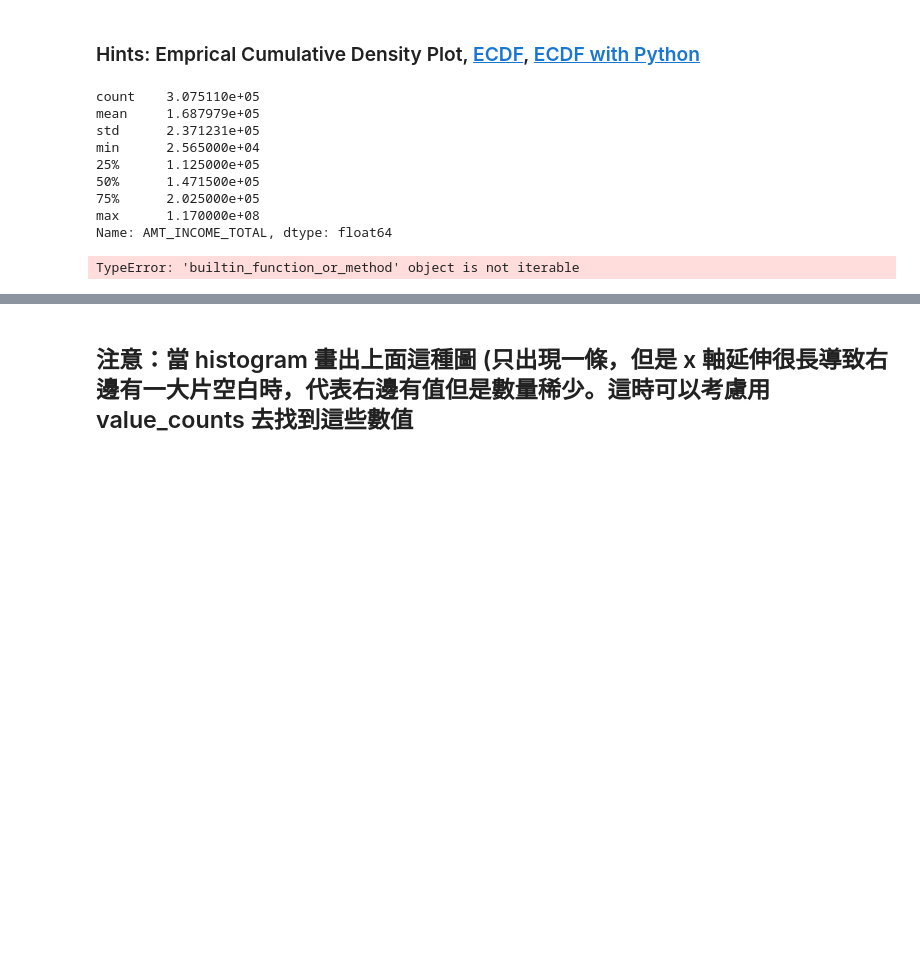
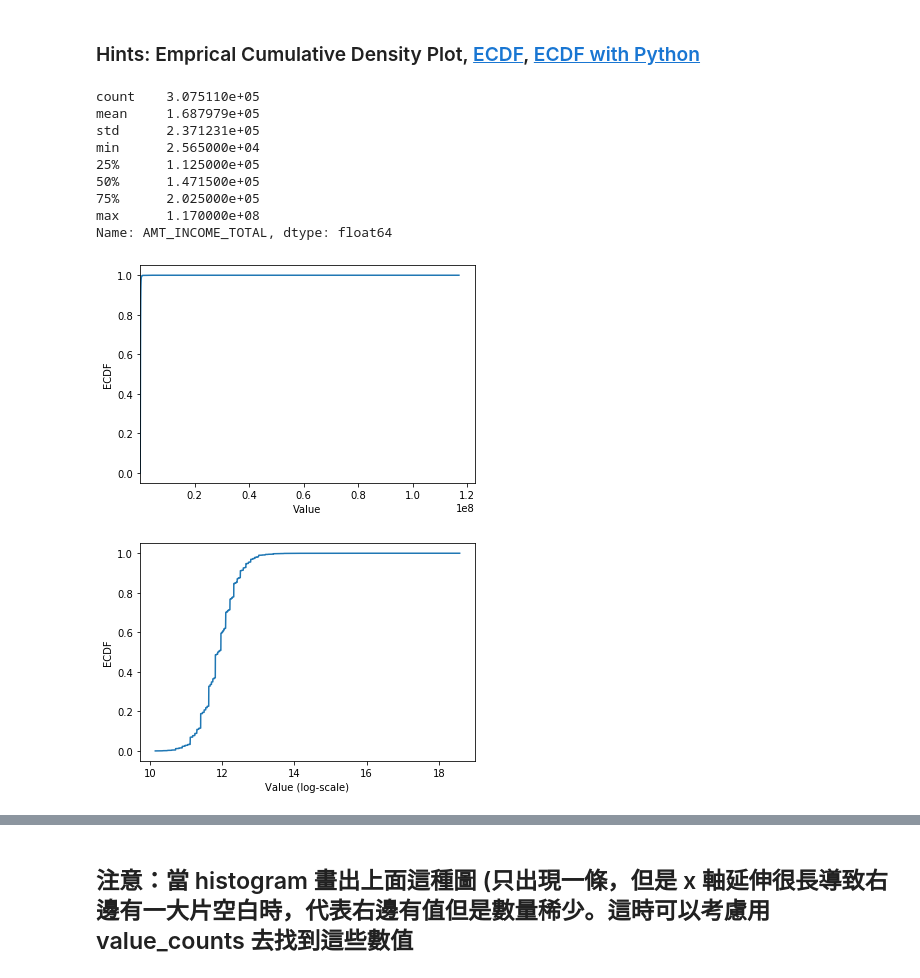
Before and after one commit to tkshien/1st-DL-CVMarathon, a Jupyter notebook: Day_009_HW.ipynb, the cells around one changed output, grey strips where cells are left out. Drawn from its saved outputs; the diff is of its cells as text; code cells hidden in the pictures; blank space fills up the shorter version.

Commit message:
Update Day_009_HW.ipynb
Complete cdf plot

```diff
--- a/Day_009_HW.ipynb
+++ b/Day_009_HW.ipynb
@@ -137,54 +136,36 @@ print(app_train['AMT_INCOME_TOTAL'].describe())
 """
 YOUR CODE HERE
 """
-def ecdf(data):
-    x = np.sort(data)
-    y= np.arange(1,len(x)+1)/len(x)
-    return (x,y)
-def plot_ecdf(data, xlabel=None, ylabel='ECDF', label=None):
-    x, y = ecdf(data)
-    plt.plot(x,y,marker='.',markersize=3,linestyle='none',label=label)
-    plt.legend(markerscale=4)
-    plt.xlabel(xlabel)
-    plt.ylabel(ylabel)
-    plt.margins(0.02)
-    return y
-
-AIT = app_train['AMT_INCOME_TOTAL']
-AIT = AIT.to_numpy()
-#cdf = plot_ecdf(AIT,label='AMT_INCOME_TOTAL')
-cdf = ecdf(AIT)
-#plt.show()
-#cdf =
-
+cdf = app_train.AMT_INCOME_TOTAL.value_counts().sort_index().cumsum()
 
 plt.plot(list(cdf.index), cdf/cdf.max())
 plt.xlabel('Value')
 plt.ylabel('ECDF')
 plt.xlim([cdf.index.min(), cdf.index.max() * 1.05]) # 限制顯示圖片的範圍
 plt.ylim([-0.05,1.05]) # 限制顯示圖片的範圍
 
 plt.show()
 
 # 改變 y 軸的 Scale, 讓我們可以正常檢視 ECDF
 plt.plot(np.log(list(cdf.index)), cdf/cdf.max())
 plt.xlabel('Value (log-scale)')
 plt.ylabel('ECDF')
 
 plt.ylim([-0.05,1.05]) # 限制顯示圖片的範圍
 
 plt.show()
 # %% [output]
 count    3.075110e+05
 mean     1.687979e+05
 std      2.371231e+05
 min      2.565000e+04
 25%      1.125000e+05
 50%      1.471500e+05
 75%      2.025000e+05
 max      1.170000e+08
 Name: AMT_INCOME_TOTAL, dtype: float64
-TypeError: 'builtin_function_or_method' object is not iterable
+[figure, added]
+[figure, added]
 # %% [markdown]
 ## 補充：Normal dist 的 ECDF
 ![ecdf_normal](https://au.mathworks.com/help/examples/stats/win64/PlotEmpiricalCdfAndCompareWithSamplingDistributionExample_01.png)
```
Also changed, not shown: parts of 3 cells of this notebook.
